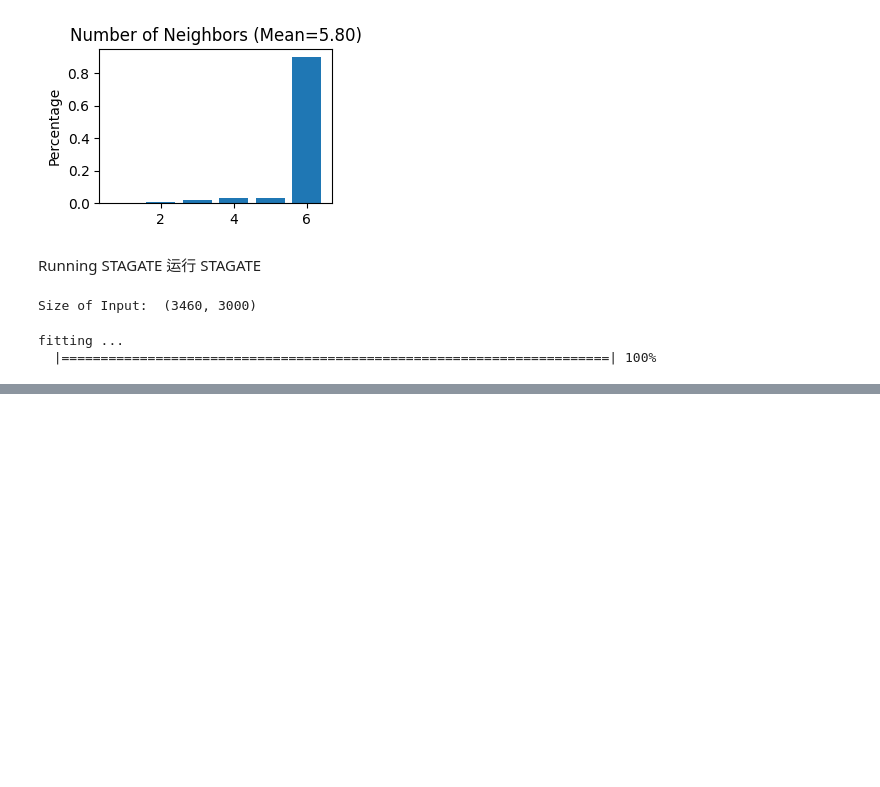
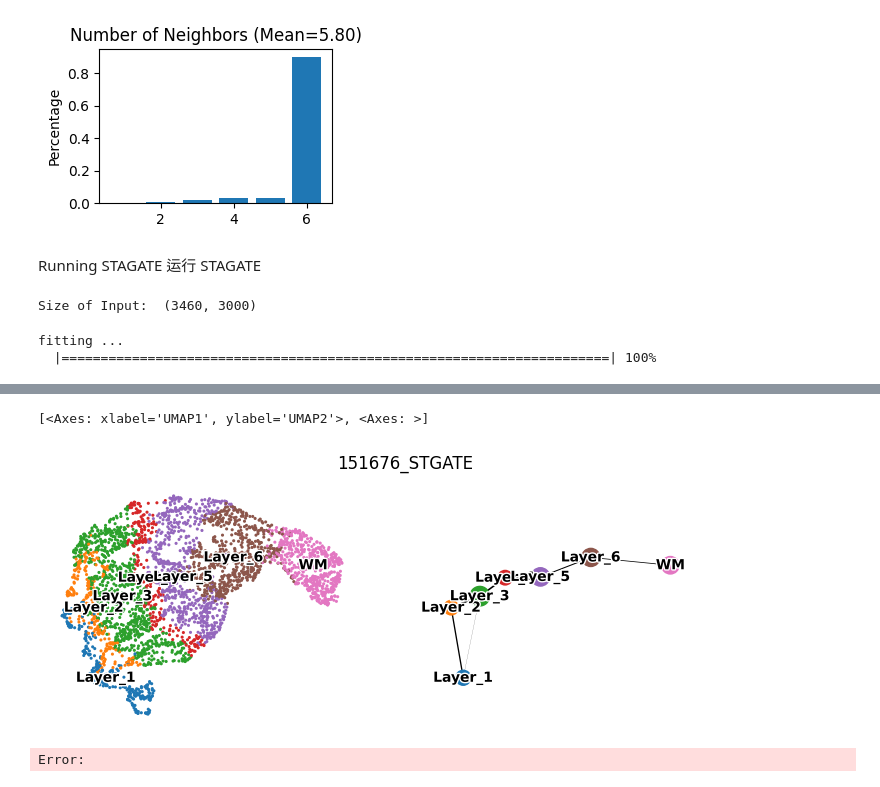
Before and after one commit to letssayhellowrold/EI-meeting, a Jupyter notebook: Tutorial 1: 10x Visium (DLPFC dataset)/1.ipynb, the cells around one changed output, grey strips where cells are left out. Saved outputs shown, nothing was run; the diff lists cells and outputs as text; code cells hidden in the pictures; blank space fills up the shorter version.

```diff
--- a/Tutorial 1: 10x Visium (DLPFC dataset)/1.ipynb
+++ b/Tutorial 1: 10x Visium (DLPFC dataset)/1.ipynb
@@ -99,0 +104,4 @@ sc.pl.spatial(adata, color=["mclust", "Ground Truth"], title=['STAGATE (ARI=%.2f
+# %%
+used_adata = adata[~adata.obs['Ground Truth'].isna()].copy()
+used_adata
+# print(used_adata.obs['Ground Truth'].unique())
@@ -99,0 +117,8 @@ sc.pl.spatial(adata, color=["mclust", "Ground Truth"], title=['STAGATE (ARI=%.2f
+# %%
+plt.rcParams["figure.figsize"] = (4,3)
+sc.pl.paga_compare(used_adata, legend_fontsize=10, frameon=False, size=20,
+                   title=section_id+'_STGATE', legend_fontoutline=2, show=False)
+# %% [output]
+[<Axes: xlabel='UMAP1', ylabel='UMAP2'>, <Axes: >]
+[figure, added]
+Error:
```
Also changed, not shown: parts of 8 cells of this notebook, 18 other files.
